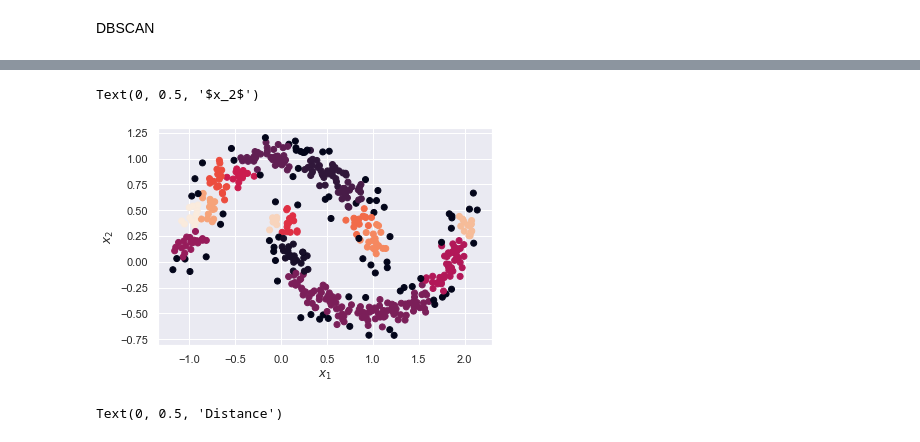
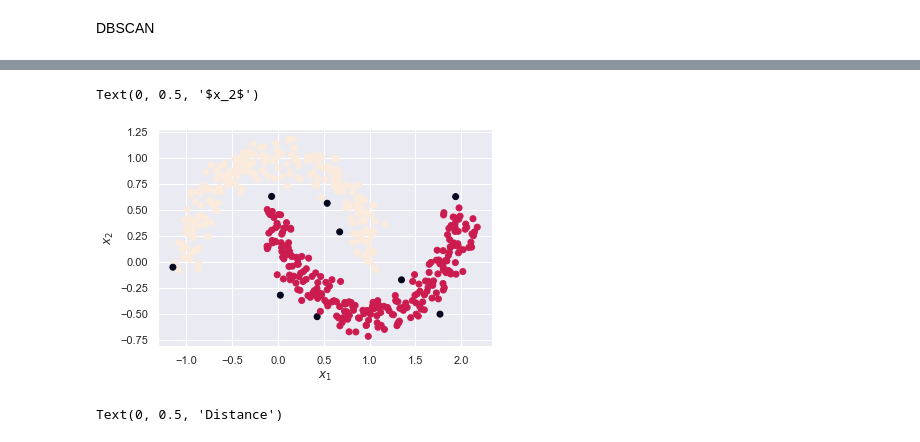
Before and after one commit to psyrgkan/DAFT_1022, a Jupyter notebook: Excercises/week8/Intro to Clustering.ipynb, the cells around one changed output, grey strips where cells are left out. Cells and saved outputs as stored; diff of their text form; code cells hidden in the pictures.

```diff
--- a/Excercises/week8/Intro to Clustering.ipynb
+++ b/Excercises/week8/Intro to Clustering.ipynb
@@ -224,14 +227,14 @@ Text(0, 0.5, '$x_2$')
 # %%
-dbscan_cluster = DBSCAN(eps=0.1, min_samples=8)
+dbscan_cluster = DBSCAN(eps=0.14, min_samples=8)
 dbscan_cluster.fit(x1)
 
 # Visualizing DBSCAN
 plt.scatter(x1[:, 0], x1[:, 1], c=dbscan_cluster.labels_, label=y1)
 plt.xlabel("$x_1$")
 plt.ylabel("$x_2$")
 # %% [output]
 Text(0, 0.5, '$x_2$')
-[figure, old version]
+[figure, new version]
 # %%
 from sklearn.neighbors import NearestNeighbors
 
```
Also changed, not shown: parts of 8 cells of this notebook, 4 other files.
